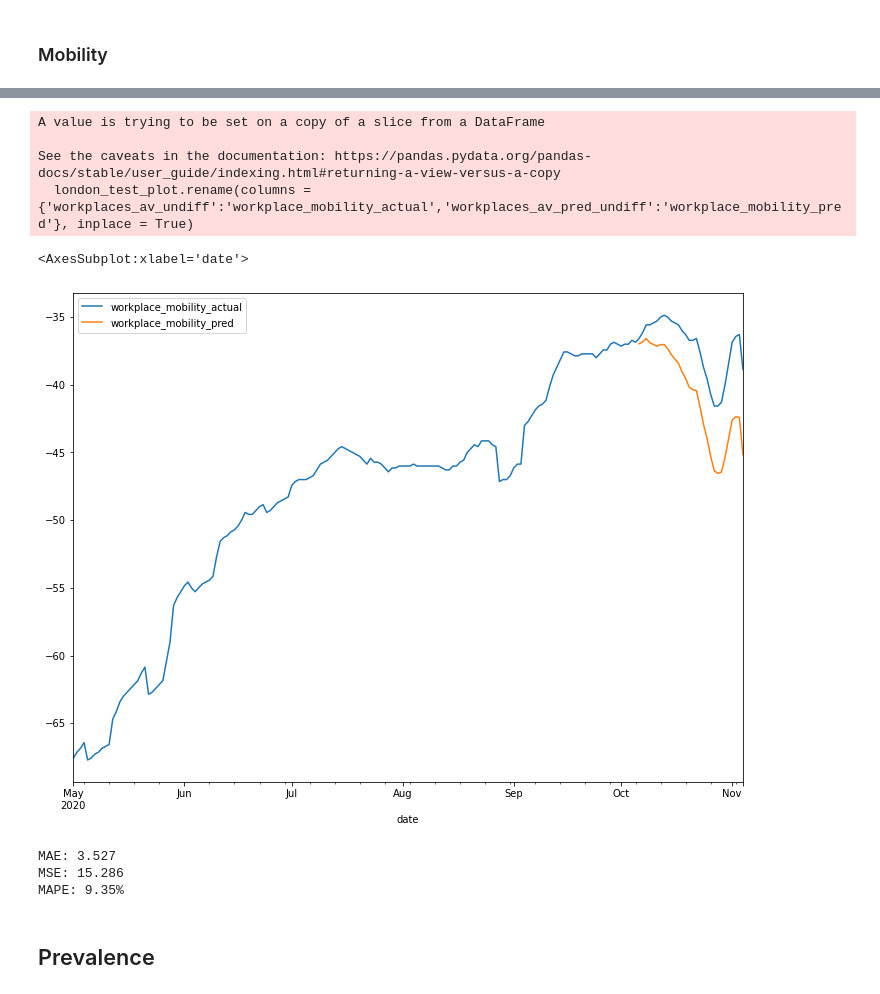
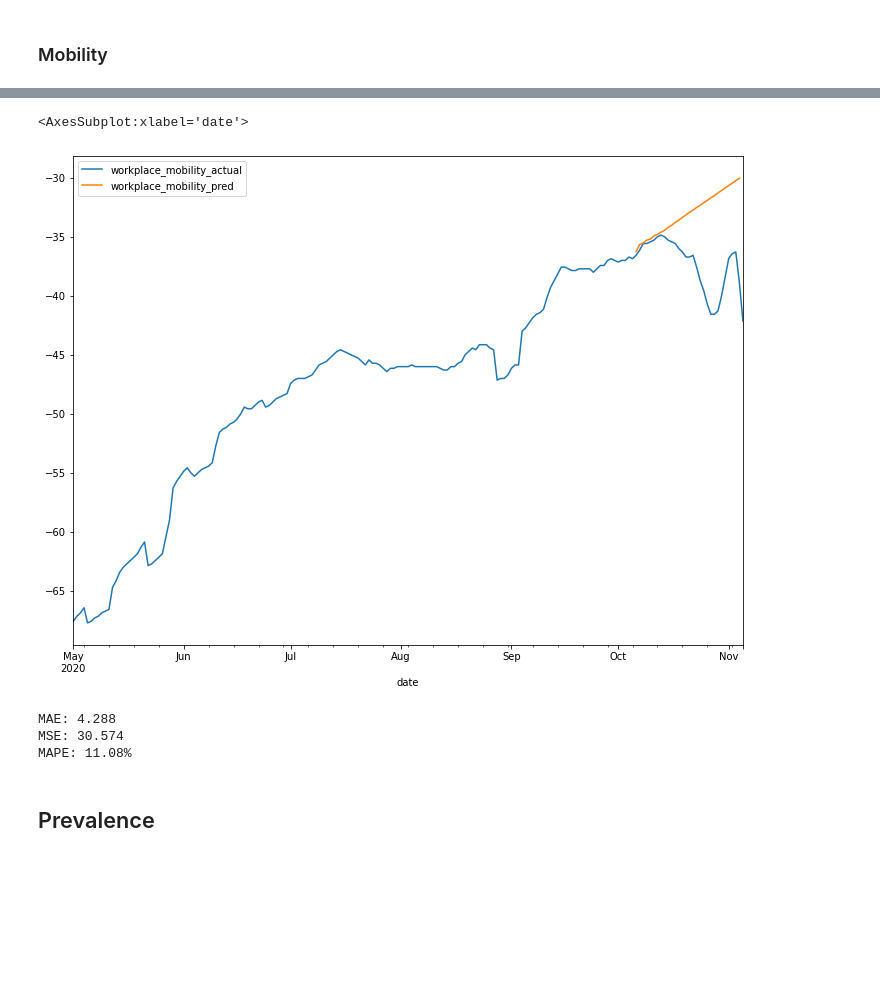
Before and after one commit to EllieBloom/Masters_Project, a Jupyter notebook: VARIMA_python/1_Exploring_VAR.ipynb, the cells around one changed output, grey strips where cells are left out. Cells and saved outputs as stored; diff of their text form; code cells hidden in the pictures; blank space fills up the shorter version.

Commit message:
corrected differencing error - forecast now correct

```diff
--- a/VARIMA_python/1_Exploring_VAR.ipynb
+++ b/VARIMA_python/1_Exploring_VAR.ipynb
@@ -695,6 +740,8 @@ test_mob = test.drop(['p_pred', 'p'], axis=1)
 # %% [markdown]
 ### Mobility
 # %%
-london_test = mob_wide[mob_wide['region']=="LONDON"]
-london_test = london_test[['workplaces_av']]
-london_test.rename(columns = {'workplaces_av':'workplaces_av_undiff'}, inplace = True)
+london_data = mob_wide[mob_wide['region']=="LONDON"]
+london_data = london_data[['workplaces_av']]
+london_data.rename(columns = {'workplaces_av':'workplaces_av_undiff'}, inplace = True)
+
+# london_data is undifferenced and unrestricted by date
@@ -705,0 +748,8 @@ london_test = london_test.loc[start_date:forecast_end_date]
+# %%
+london_forecast=pd.concat([london_data, data_mob], axis=1)
+forecast_start_date = end_date+relativedelta(days=1)
+forecast_end_date =  end_date+relativedelta(days=forecast_steps)
+london_forecast = london_forecast.loc[start_date:forecast_end_date]
+
+print(london_forecast.head())
+print(london_forecast.tail()) # note again that the differences predicted converge to 0.204275 so the trend should be constant at the end
@@ -706,3 +771,10 @@ london_test = london_test.loc[start_date:forecast_end_date]
 # %%
-london_test['diff_cum_sum'] = london_test['workplaces_av_pred'].cumsum()
-london_test['workplaces_av_pred_undiff']=london_test['workplaces_av_undiff']-london_test['diff_cum_sum']
+london_forecast['diff_cum_sum'] = london_forecast['workplaces_av_pred'].cumsum()
+print(london_forecast.tail())
+
+# this is where I'm going wrong!!!
+#london_forecast['workplaces_av_pred_undiff']=london_forecast['workplaces_av_undiff']-london_forecast['diff_cum_sum'] # this mightbe the issue!!!!
+
+london_forecast['workplaces_av_pred_undiff']=np.nan
+
+print(london_forecast.tail())
@@ -708,0 +799,10 @@ london_test['workplaces_av_pred_undiff']=london_test['workplaces_av_undiff']-lon
+# %%
+london_forecast['workplaces_av_pred_undiff'].loc[end_date] = london_forecast['workplaces_av_undiff'].loc[end_date]+london_forecast['diff_cum_sum'].loc[end_date+relativedelta(days=1)]
+london_forecast.tail(30)
+
+for i in range(1,forecast_steps,1):
+    london_forecast['workplaces_av_pred_undiff'].loc[end_date+relativedelta(days=i)]=london_forecast['workplaces_av_pred_undiff'].loc[end_date]+london_forecast['diff_cum_sum'].loc[end_date+relativedelta(days=i+1)]
+
+
+london_forecast.tail(31)
+# I think this is corrected now!
@@ -709,23 +828,19 @@ london_test['workplaces_av_pred_undiff']=london_test['workplaces_av_undiff']-lon
 # %%
-london_test_plot = london_test[['workplaces_av_undiff','workplaces_av_pred_undiff']]
-london_test_plot.rename(columns = {'workplaces_av_undiff':'workplace_mobility_actual','workplaces_av_pred_undiff':'workplace_mobility_pred'}, inplace = True)
-london_test_plot.plot()
+london_forecast = london_forecast[['workplaces_av_undiff','workplaces_av_pred_undiff']]
+london_forecast.rename(columns = {'workplaces_av_undiff':'workplace_mobility_actual','workplaces_av_pred_undiff':'workplace_mobility_pred'}, inplace = True)
+london_forecast.plot()
 
 # True data in blue
 # Forecast in orange
 # %% [output]
-A value is trying to be set on a copy of a slice from a DataFrame
-
-See the caveats in the documentation: https://pandas.pydata.org/pandas-docs/stable/user_guide/indexing.html#returning-a-view-versus-a-copy
-  london_test_plot.rename(columns = {'workplaces_av_undiff':'workplace_mobility_actual','workplaces_av_pred_undiff':'workplace_mobility_pred'}, inplace = True)
+<AxesSubplot:xlabel='date'>
-<AxesSubplot:xlabel='date'>
-[figure, old version]
+[figure, new version]
 # %%
 # Metrics:
 #https://scikit-learn.org/stable/modules/classes.html#module-sklearn.metrics
 
-true_mob = london_test_plot['workplace_mobility_actual'].loc[forecast_start_date:forecast_end_date]
-pred_mob = london_test_plot['workplace_mobility_pred'].loc[forecast_start_date:forecast_end_date]
+true_mob = london_forecast['workplace_mobility_actual'].loc[forecast_start_date:forecast_end_date+relativedelta(days=-1)] # -1 days required as final element is NaN
+pred_mob = london_forecast['workplace_mobility_pred'].loc[forecast_start_date:forecast_end_date+relativedelta(days=-1)]
 
 MAE_mob = metrics.mean_absolute_error(true_mob, pred_mob)
 MSE_mob = metrics.mean_squared_error(true_mob, pred_mob)
@@ -735,9 +850,9 @@ print(f"MAE: {np.round(MAE_mob,3)}")
 print(f"MSE: {np.round(MSE_mob,3)}")
 print(f"MAPE: {np.round(MAPE_mob,4)*100}%")
 # %% [output]
-MAE: 3.527
-MSE: 15.286
-MAPE: 9.35%
+MAE: 4.288
+MSE: 30.574
+MAPE: 11.08%
 # %% [markdown]
 ## Prevalence
 # %%
```
Also changed, not shown: parts of 46 cells of this notebook.
